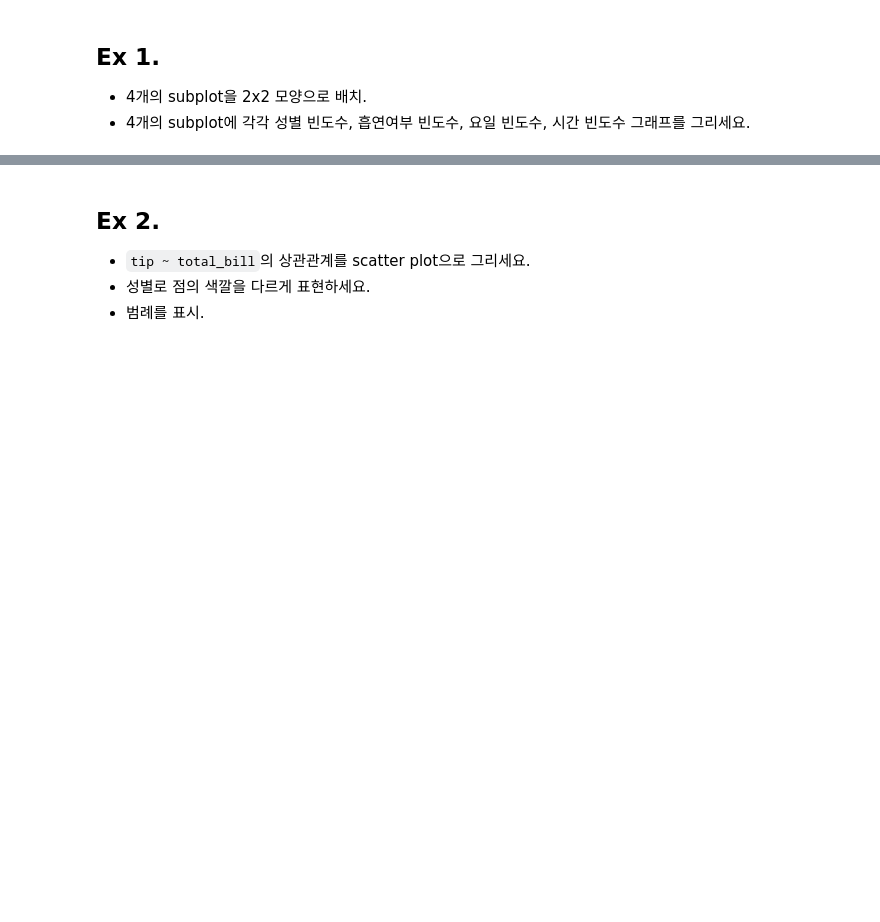
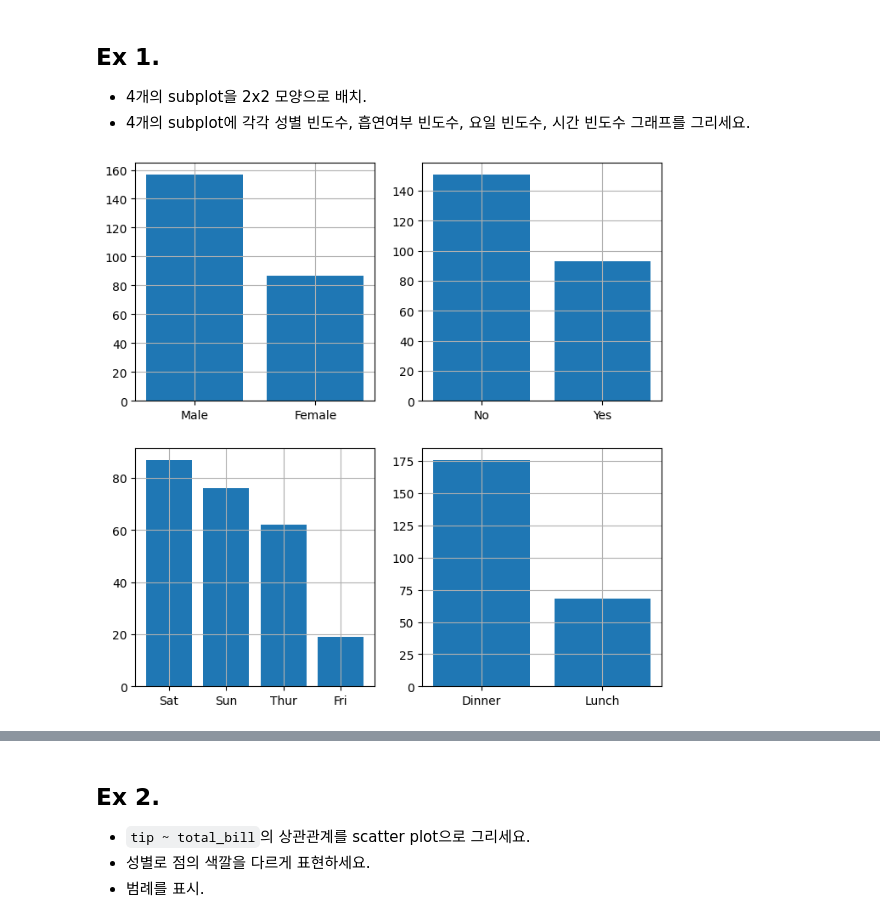
Before and after one commit to kiminhonawa/python, a Jupyter notebook: py16_matplotlib.ipynb, the cells around one changed output, grey strips where cells are left out. Cells and saved outputs as stored; diff of their text form; code cells hidden in the pictures; blank space fills up the shorter version.

```diff
--- a/py16_matplotlib.ipynb
+++ b/py16_matplotlib.ipynb
@@ -518,3 +518,25 @@ plt.show()
 
 *  4개의 subplot을 2x2 모양으로 배치.
 *  4개의 subplot에 각각 성별 빈도수, 흡연여부 빈도수, 요일 빈도수, 시간 빈도수 그래프를 그리세요.
+# %%
+# bar plot을 그리기 위한 데이터
+gender_count = tips.sex.value_counts()
+smoker_count = tips.smoker.value_counts()
+day_count = tips.day.value_counts()
+time_count = tips.time.value_counts()
+# %%
+# 2x2 모양의 subplot들을 생성
+fig, ax = plt.subplots(nrows=2, ncols=2, figsize=(8, 8))
+
+ax[0, 0].bar(x=gender_count.index, height=gender_count.values)
+ax[0, 1].bar(x=smoker_count.index, height=smoker_count.values)
+ax[1, 0].bar(x=day_count.index, height=day_count.values)
+ax[1, 1].bar(x=time_count.index, height=time_count.values)
+
+for i in range(2):
+    for j in range(2):
+        ax[i, j].grid()
+
+plt.show()
+# %% [output]
+[figure, added]
```
Also changed, not shown: parts of 1 cell of this notebook.
